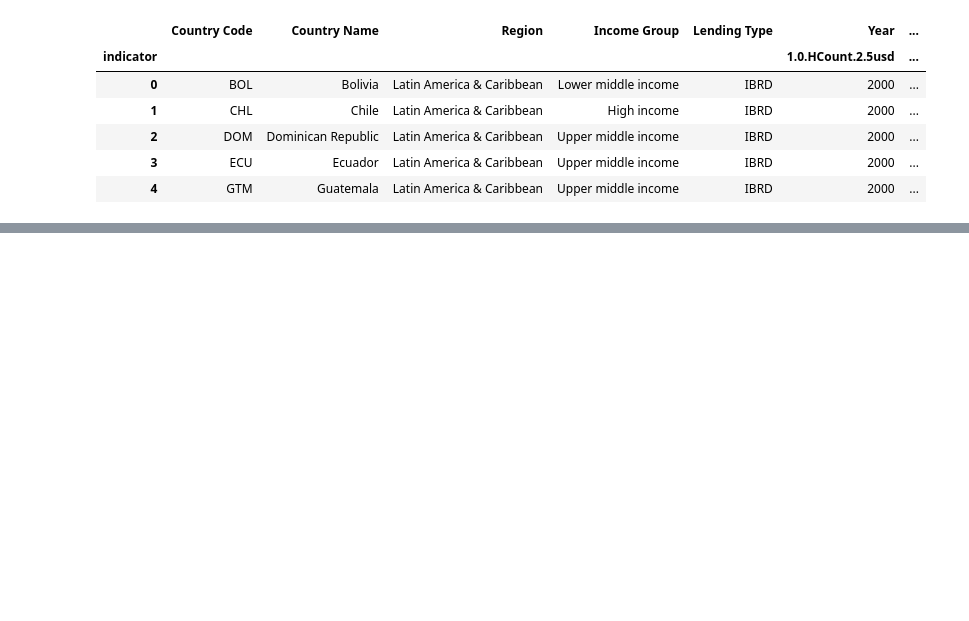
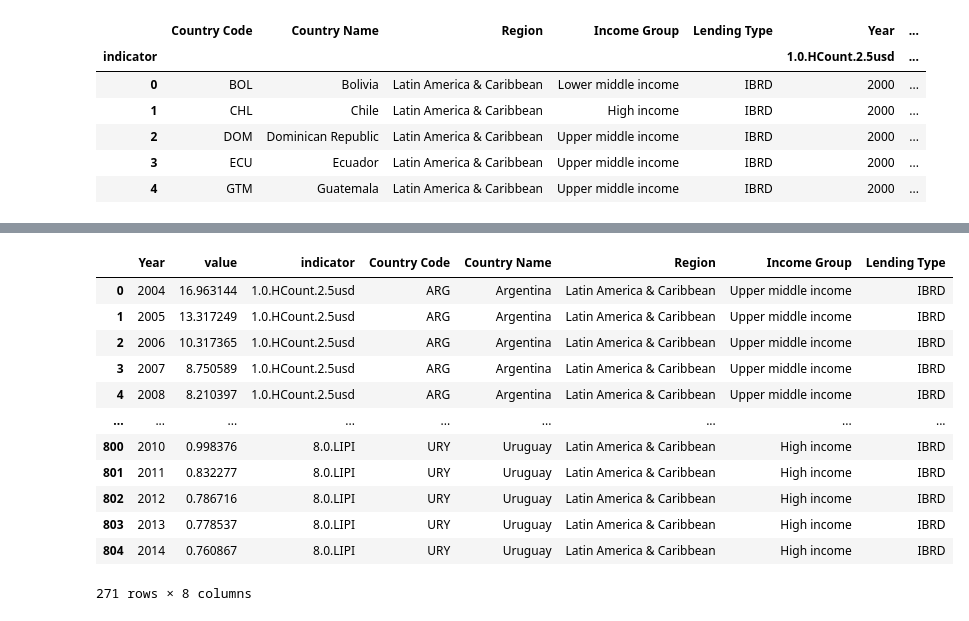
Before and after one commit to DATA-690-FALL-2021/Data690_Sai, a Jupyter notebook: individual_project/Part_B_Draft.ipynb, the cells around one changed output, grey strips where cells are left out. Saved outputs shown, nothing was run; the diff lists cells and outputs as text; code cells hidden in the pictures; blank space fills up the shorter version.

```diff
--- a/individual_project/Part_B_Draft.ipynb
+++ b/individual_project/Part_B_Draft.ipynb
@@ -187,3 +187,7 @@ fig = px.bar(
 fig.show()
 # %% [output]
 [interactive output not drawn]
+# %%
+multidimensional_children = pd.read_csv("/content/wdi_data (7).csv")
+multidimensional_children.drop(columns=["Unnamed: 0"], inplace=True)
+multidimensional_children.head()
@@ -189,0 +201,18 @@ fig.show()
+# %%
+multidimensional_children_data = multidimensional_children.query("indicator in ['1.0.HCount.2.5usd','8.0.LIPI']")
+
+multidimensional_children_data
+# %% [output]
+|  | Year | value | indicator | Country Code | Country Name | Region | Income Group | Lending Type |
+| 0 | 2004 | 16.963144 | 1.0.HCount.2.5usd | ARG | Argentina | Latin America & Caribbean | Upper middle income | IBRD |
+| 1 | 2005 | 13.317249 | 1.0.HCount.2.5usd | ARG | Argentina | Latin America & Caribbean | Upper middle income | IBRD |
+| 2 | 2006 | 10.317365 | 1.0.HCount.2.5usd | ARG | Argentina | Latin America & Caribbean | Upper middle income | IBRD |
+| 3 | 2007 | 8.750589 | 1.0.HCount.2.5usd | ARG | Argentina | Latin America & Caribbean | Upper middle income | IBRD |
+| 4 | 2008 | 8.210397 | 1.0.HCount.2.5usd | ARG | Argentina | Latin America & Caribbean | Upper middle income | IBRD |
+| ... | ... | ... | ... | ... | ... | ... | ... | ... |
+| 800 | 2010 | 0.998376 | 8.0.LIPI | URY | Uruguay | Latin America & Caribbean | High income | IBRD |
+| 801 | 2011 | 0.832277 | 8.0.LIPI | URY | Uruguay | Latin America & Caribbean | High income | IBRD |
+| 802 | 2012 | 0.786716 | 8.0.LIPI | URY | Uruguay | Latin America & Caribbean | High income | IBRD |
+| 803 | 2013 | 0.778537 | 8.0.LIPI | URY | Uruguay | Latin America & Caribbean | High income | IBRD |
+| 804 | 2014 | 0.760867 | 8.0.LIPI | URY | Uruguay | Latin America & Caribbean | High income | IBRD |
+271 rows × 8 columns
```
Also changed, not shown: parts of 18 cells of this notebook.
